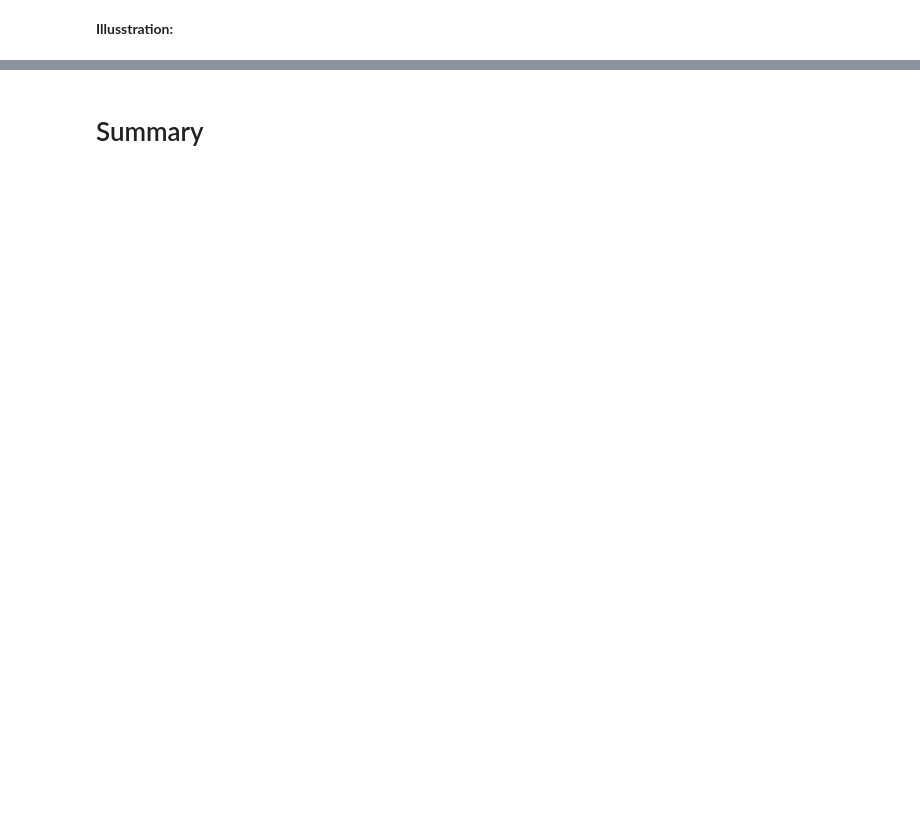
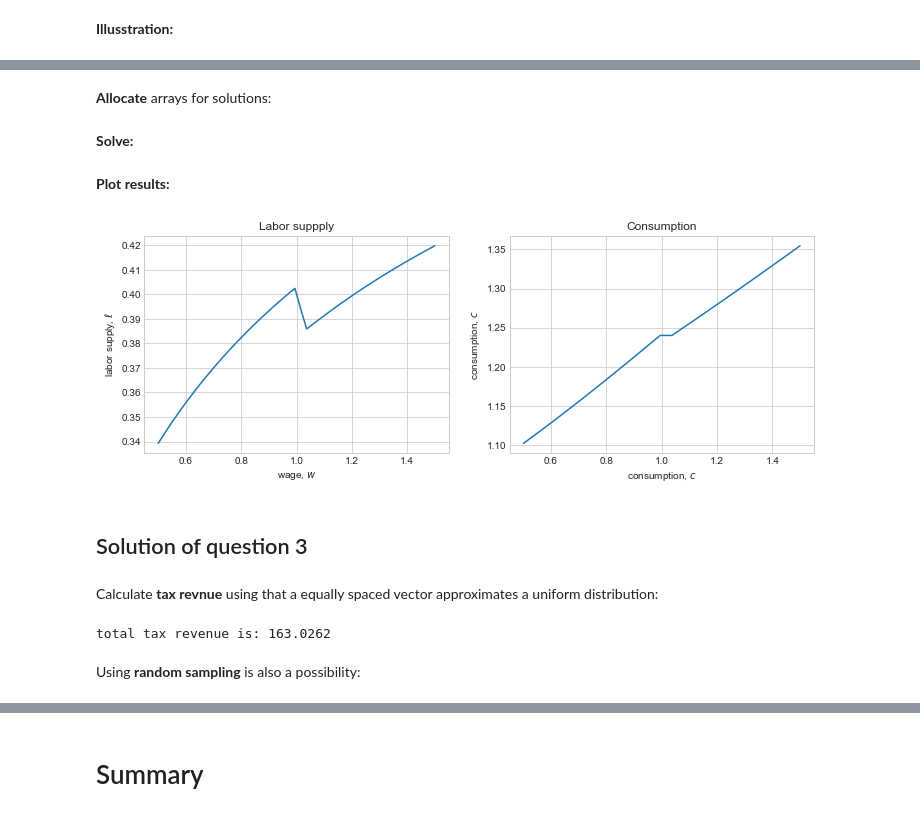
Before and after one commit to NumEconCopenhagen/lectures-2021, a Jupyter notebook: 06/Examples_and_overview.ipynb, the cells around one changed output, grey strips where cells are left out. Drawn from its saved outputs; the diff is of its cells as text; code cells hidden in the pictures; blank space fills up the shorter version.

```diff
--- a/06/Examples_and_overview.ipynb
+++ b/06/Examples_and_overview.ipynb
@@ -690,0 +541,8 @@ sigma = 0.500000: f = 0.5522
+# %%
+num_w = 10
+grid_w = np.linspace(0.1,1.5,num_w)
+grid_mkt_clearing = np.zeros(num_w)
+
+for i,w in enumerate(grid_w):
+    grid_mkt_clearing[i] = evaluate_equilibrium(w,par)
+    print(f'w = {w:.2f} -> excess demand = {grid_mkt_clearing[i]:12.8f}')
@@ -690,0 +736,49 @@ sigma = 0.500000: f = 0.5522
+# %%
+m = 1
+nu = 10
+frisch = 0.3
+tau0 = 0.4
+tau1 = 0.1
+kappa = 0.4
+# %% [markdown]
+**Allocate** arrays for solutions:
+# %%
+N = 1_000
+w_vec = np.linspace(0.5,1.5,N)
+l_vec = np.zeros(N)
+c_vec = np.zeros(N)
+# %% [markdown]
+**Solve:**
+# %%
+for i in range(N):
+    l_vec[i] = LSM.find_optimal_labor_supply(nu,frisch,m,w_vec[i],tau0,tau1,kappa)
+    c_vec[i] = LSM.implied_c(l_vec[i],m,w_vec[i],tau0,tau1,kappa)
+# %% [markdown]
+**Plot results:**
+# %%
+fig = plt.figure(figsize=(12,4))
+
+ax = fig.add_subplot(1,2,1)
+ax.plot(w_vec,l_vec,'-')
+ax.set_ylabel('labor supply, $\ell$')
+ax.set_xlabel('wage, $w$')
+ax.set_title('Labor suppply')
+
+ax = fig.add_subplot(1,2,2)
+ax.plot(w_vec,c_vec,'-')
+ax.set_ylabel('consumption, $c$')
+ax.set_xlabel('consumption, $c$')
+ax.set_title('Consumption');
+# %% [output]
+[figure, added]
+# %% [markdown]
+## Solution of question 3
+# %% [markdown]
+Calculate **tax revnue** using that a equally spaced vector approximates a uniform distribution:
+# %%
+T = np.sum(LSM.implied_tax(l_vec,w_vec,tau0,tau1,kappa))
+print(f'total tax revenue is: {T:.4f}')
+# %% [output]
+total tax revenue is: 163.0262
+# %% [markdown]
+Using **random sampling** is also a possibility:
```
Also changed, not shown: parts of 234 cells of this notebook, 2 other files.
